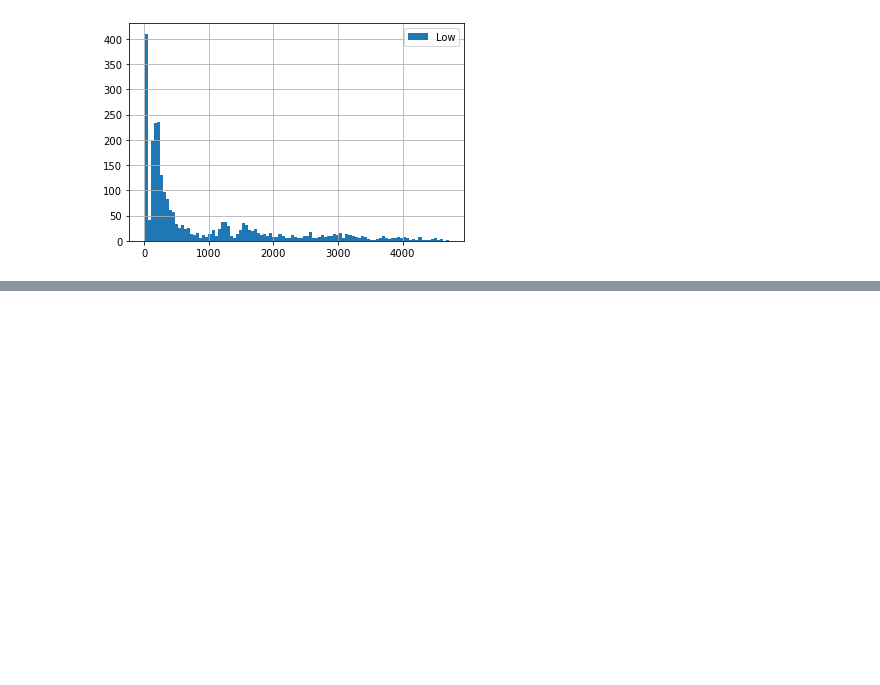
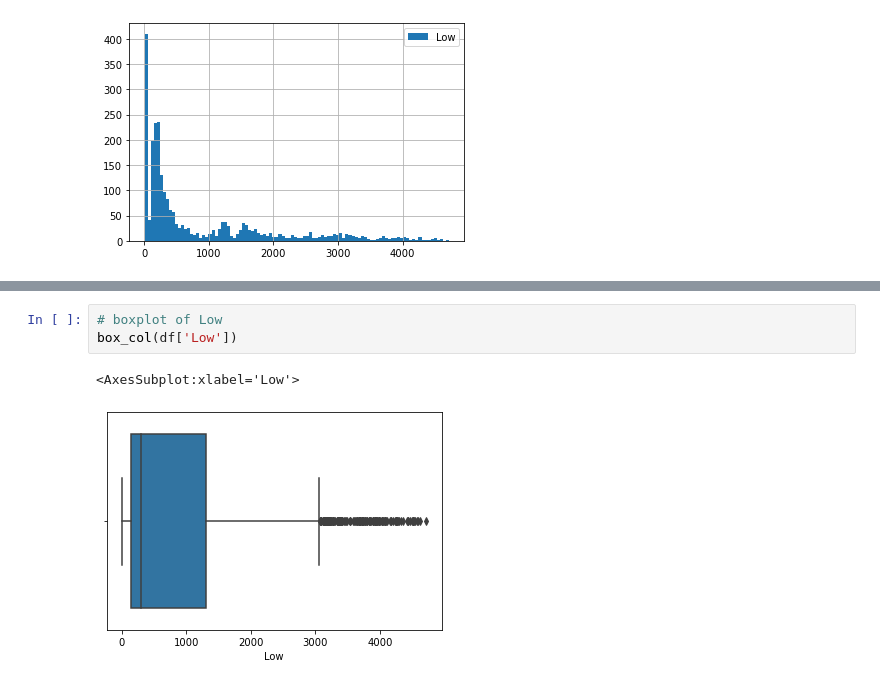
Before and after one commit to jamesjhjung/Ethereum-Prediction-Model, a Jupyter notebook: EDA.ipynb, the cells around one changed output, grey strips where cells are left out. Drawn from its saved outputs; the diff is of its cells as text; blank space fills up the shorter version.

```diff
--- a/EDA.ipynb
+++ b/EDA.ipynb
@@ -184,0 +203,6 @@ hist_col(df['Low'])
+# %%
+# boxplot of Low
+box_col(df['Low'])
+# %% [output]
+<AxesSubplot:xlabel='Low'>
+[figure, added]
```
Also changed, not shown: parts of 5 cells of this notebook.
